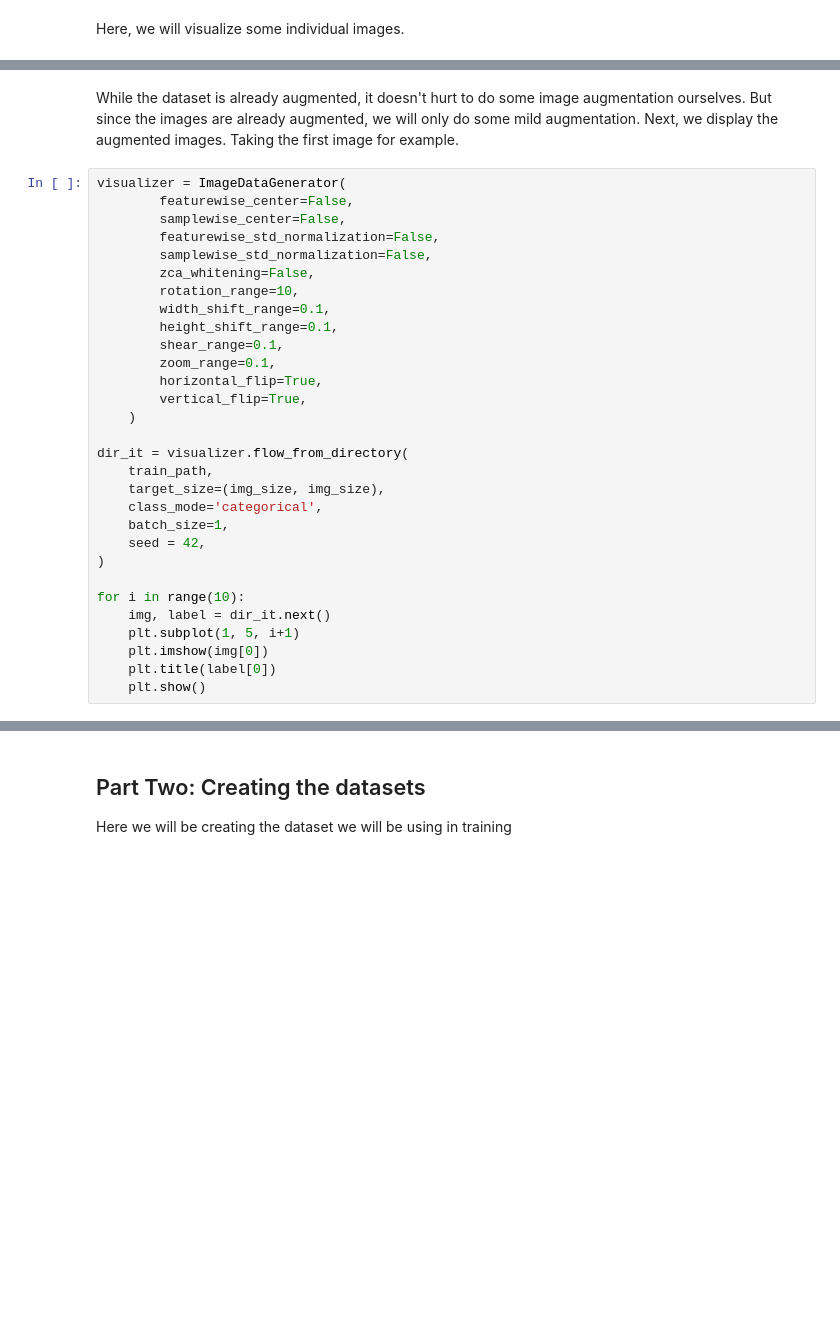
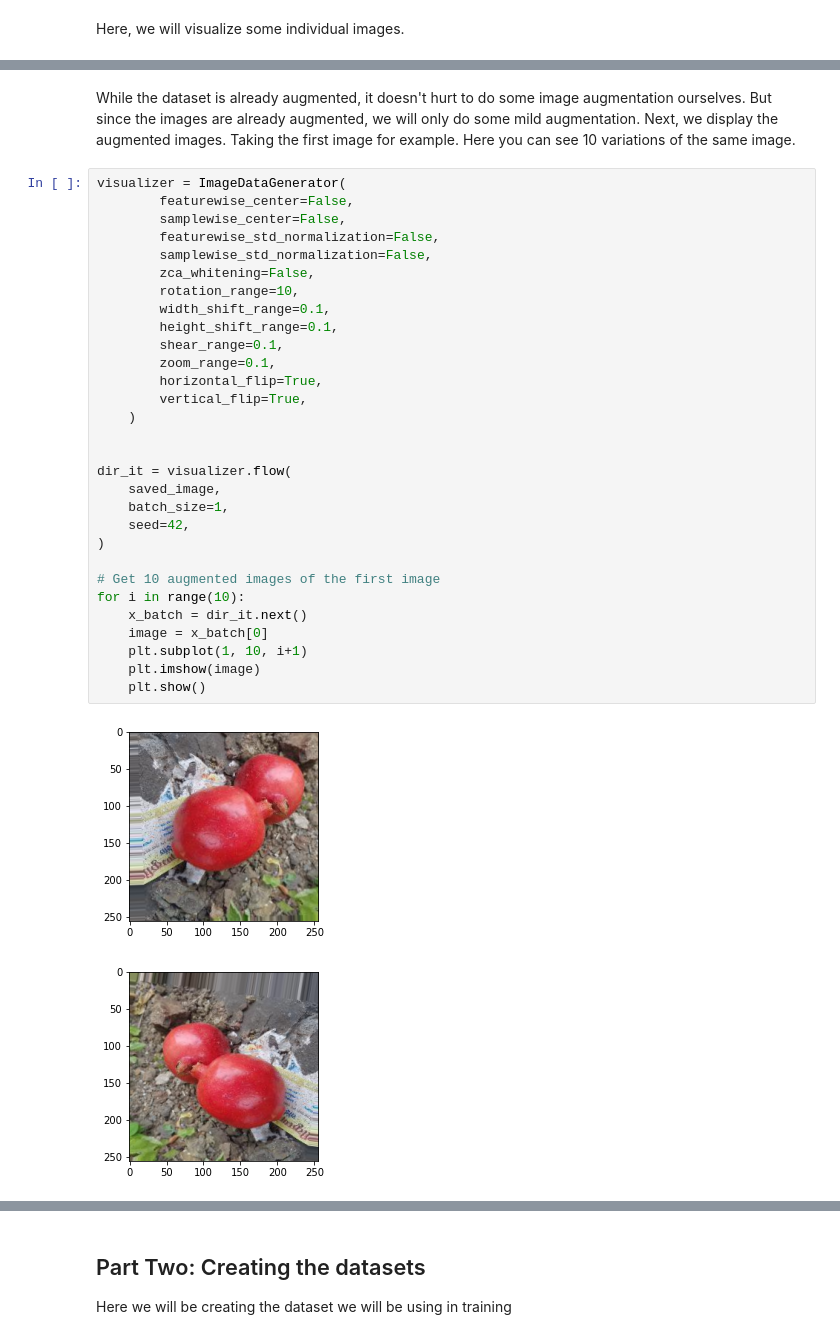
Before and after one commit to IdkwhatImD0ing/EatSafely, a Jupyter notebook: model.ipynb, the cells around one changed output, grey strips where cells are left out. Drawn from its saved outputs; the diff is of its cells as text; blank space fills up the shorter version.

```diff
--- a/model.ipynb
+++ b/model.ipynb
@@ -83,34 +130,37 @@ for i in range(5):
 # %% [markdown]
 While the dataset is already augmented, it doesn't hurt to do some image augmentation ourselves.
 But since the images are already augmented, we will only do some mild augmentation.
-Next, we display the augmented images. Taking the first image for example.
+Next, we display the augmented images. Taking the first image for example. Here you can see 10 variations of the same image.
 # %%
 visualizer = ImageDataGenerator(
         featurewise_center=False,
         samplewise_center=False,
         featurewise_std_normalization=False,
         samplewise_std_normalization=False,
         zca_whitening=False,
         rotation_range=10,
         width_shift_range=0.1,
         height_shift_range=0.1,
         shear_range=0.1,
         zoom_range=0.1,
         horizontal_flip=True,
         vertical_flip=True,
     )
 
-dir_it = visualizer.flow_from_directory(
-    train_path,
-    target_size=(img_size, img_size),
-    class_mode='categorical',
+
+dir_it = visualizer.flow(
+    saved_image,
     batch_size=1,
-    seed = 42,
+    seed=42,
 )
 
+# Get 10 augmented images of the first image
 for i in range(10):
-    img, label = dir_it.next()
-    plt.subplot(1, 5, i+1)
-    plt.imshow(img[0])
-    plt.title(label[0])
+    x_batch = dir_it.next()
+    image = x_batch[0]
+    plt.subplot(1, 10, i+1)
+    plt.imshow(image)
     plt.show()
+# %% [output]
+[figure, added]
+[figure, added]
```
Also changed, not shown: parts of 23 cells of this notebook, 5 other files.
